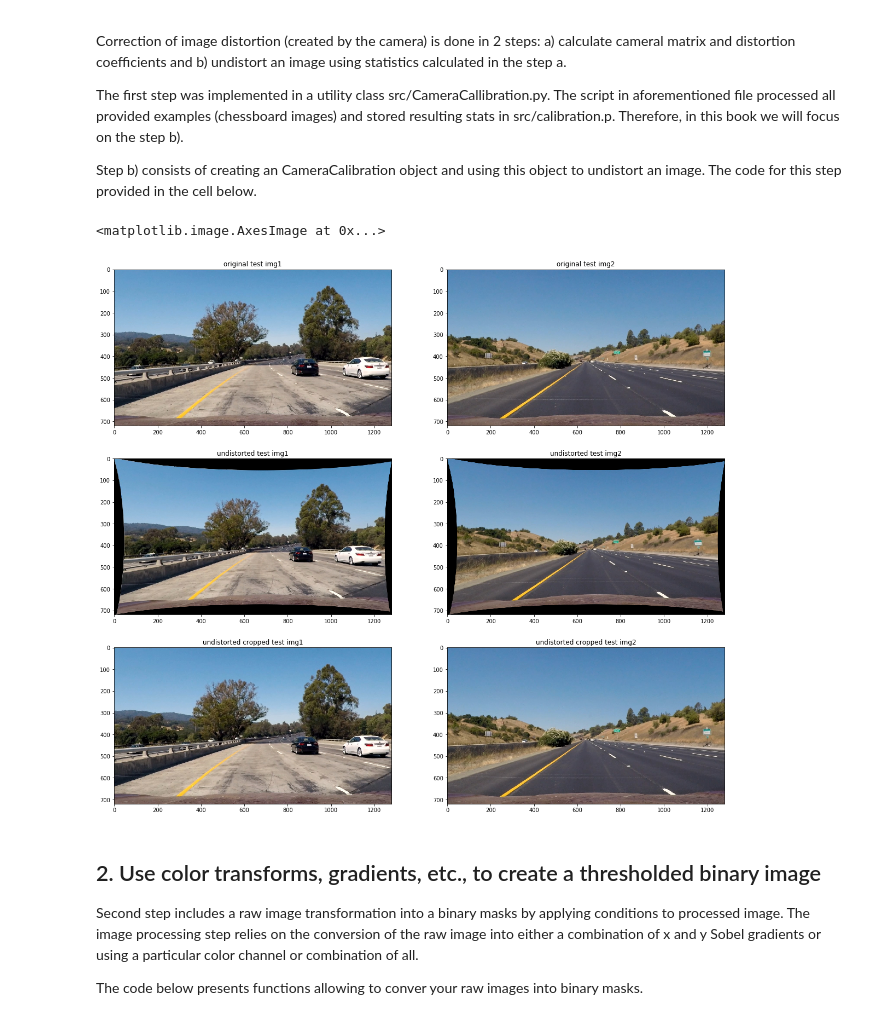
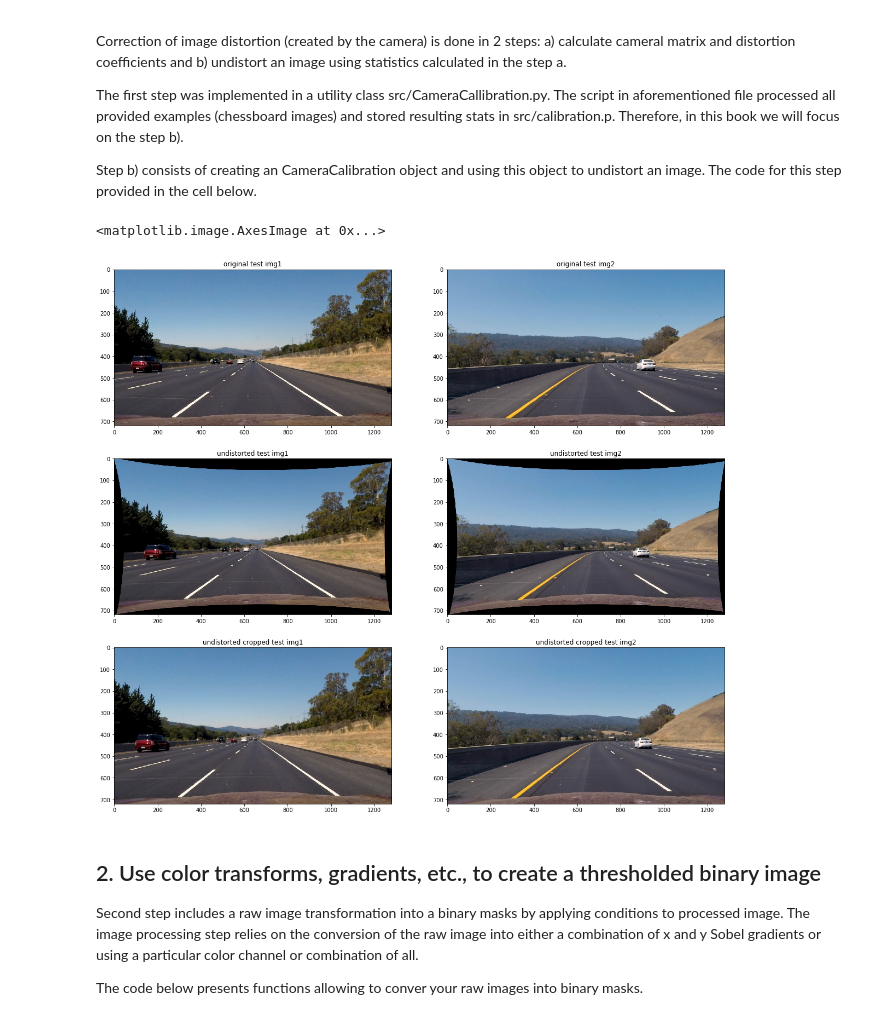
Before and after one commit to aponamarev/CarND-Advanced-Lane-Lines, a Jupyter notebook: advanced_paths_finding.ipynb, the cells around one changed output. Cells and saved outputs as stored; diff of their text form; code cells hidden in the pictures.

```diff
--- a/advanced_paths_finding.ipynb
+++ b/advanced_paths_finding.ipynb
@@ -29,41 +29,32 @@ from src.utils import visualize_planes
 calibration_file = "src/calibration.p"
 cc = CC(calibration_file)
 # Read and undistort an image
-test_img_path1 = "test_images/test1.jpg"
-test_img_path2 = "test_images/straight_lines1.jpg"
-#test_img_path2 = "/Users/aponamaryov/Desktop/test2.png"
+test_img_path1 = "test_images/straight_lines2.jpg"
+test_img_path2 = "test_images/test3.jpg"
 test_img1 = cv2.cvtColor(cv2.imread(test_img_path1), cv2.COLOR_BGR2RGB)
 test_img2 = cv2.cvtColor(cv2.imread(test_img_path2), cv2.COLOR_BGR2RGB)
 undistorted_img1 = cc.undistort(test_img1, 1)
 undistorted_img2 = cc.undistort(test_img2, 1)
-#undistorted_cropped_img1 = cc.undistort(test_img1)
-#undistorted_cropped_img2 = cc.undistort(test_img2)
-undistorted_cropped_img1 = test_img1
-undistorted_cropped_img2 = test_img2
+undistorted_cropped_img1 = cc.undistort(test_img1)
+undistorted_cropped_img2 = cc.undistort(test_img2)
 # %%
 # Visualize resulting images
-f = plt.figure(figsize=[20,18])
-p1 = f.add_subplot(321)
-p1.set_title("original test img1")
-p1.imshow(test_img1)
-p2 = f.add_subplot(323)
-p2.set_title("undistorted test img1")
-p2.imshow(undistorted_img1)
-p3 = f.add_subplot(325)
-p3.set_title("undistorted cropped test img1")
-p3.imshow(undistorted_cropped_img1)
-p4 = f.add_subplot(322)
-p4.set_title("original test img2")
-p4.imshow(test_img2)
-p5 = f.add_subplot(324)
-p5.set_title("undistorted test img2")
-p5.imshow(undistorted_img2)
-p6 = f.add_subplot(326)
-p6.set_title("undistorted cropped test img2")
-p6.imshow(undistorted_cropped_img2)
+f, p = plt.subplots(3, 2, figsize=[20,18])
+p[0][0].set_title("original test img1")
+p[0][0].imshow(test_img1)
+p[1][0].set_title("undistorted test img1")
+p[1][0].imshow(undistorted_img1)
+p[2][0].set_title("undistorted cropped test img1")
+p[2][0].imshow(undistorted_cropped_img1)
+p[0][1].set_title("original test img2")
+p[0][1].imshow(test_img2)
+p[1][1].set_title("undistorted test img2")
+p[1][1].imshow(undistorted_img2)
+p[2][1].set_title("undistorted cropped test img2")
+p[2][1].imshow(undistorted_cropped_img2)
 # %% [output]
 <matplotlib.image.AxesImage at 0x...>
-[figure, old version]
+[figure, new version]
 # %% [markdown]
 ## 2. Use color transforms, gradients, etc., to create a thresholded binary image
 Second step includes a raw image transformation into a binary masks by applying conditions to processed image. The image processing step relies on the conversion of the raw image into either a combination of x and y Sobel gradients or using a particular color channel or combination of all.
```
Also changed, not shown: parts of 13 cells of this notebook, 1 other file.
